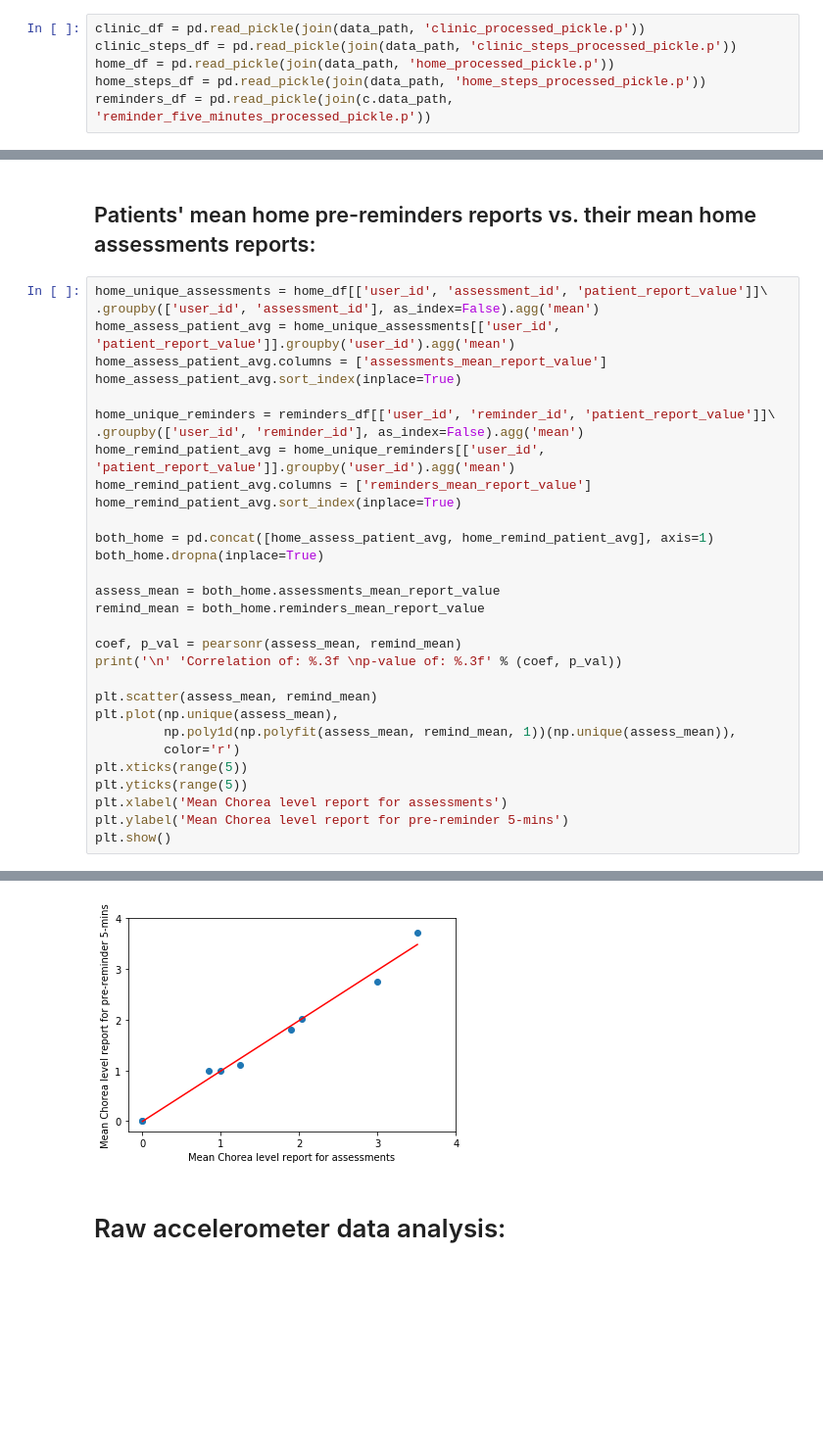
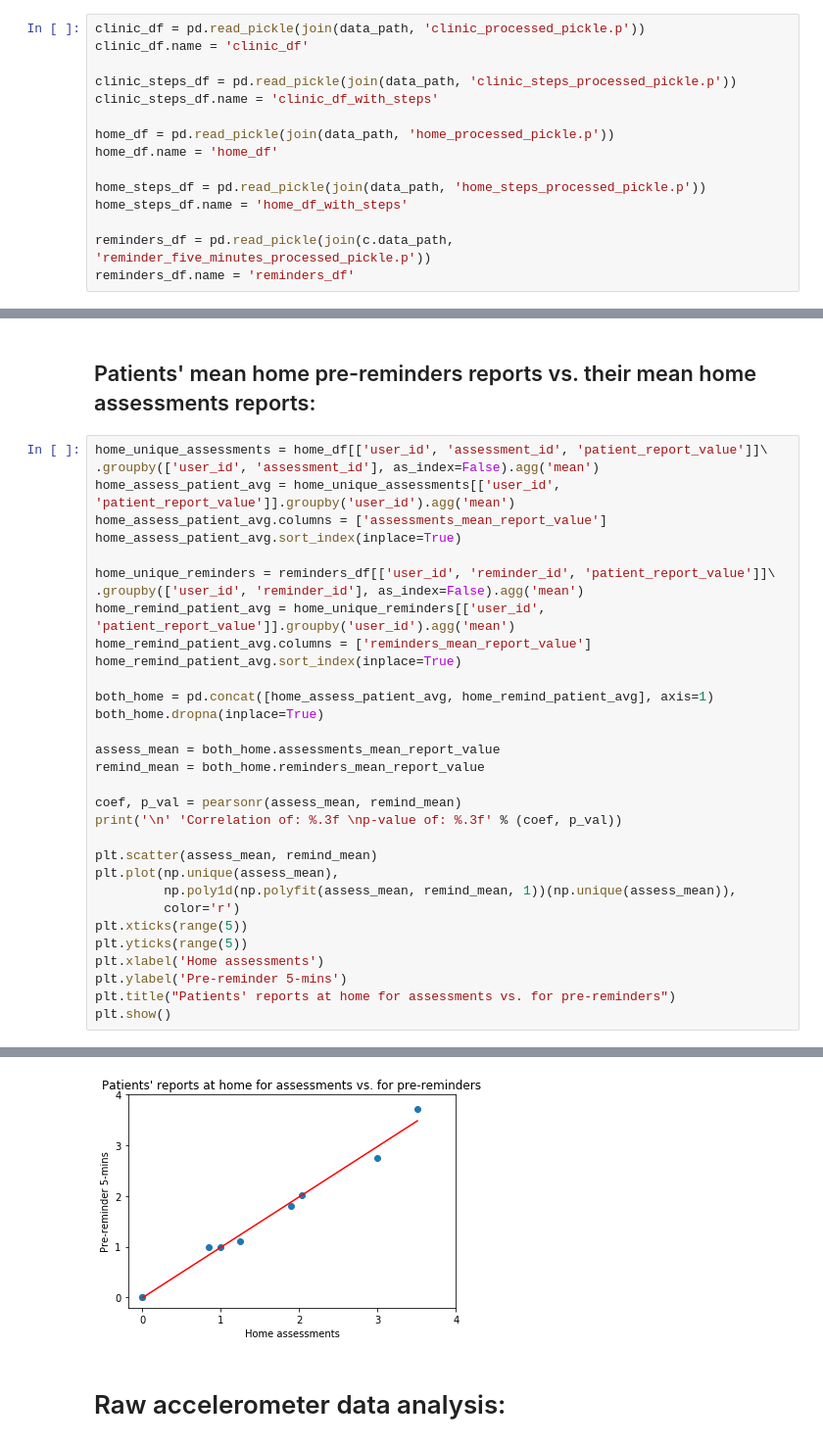
Before and after one commit to ShaniSarusi/DS-rep, a Jupyter notebook: Teva/data_statistical_inspection.ipynb, the cells around one changed output, grey strips where cells are left out. Shown at 98% size. Saved outputs shown, nothing was run; the diff lists cells and outputs as text; blank space fills up the shorter version.

```diff
--- a/Teva/data_statistical_inspection.ipynb
+++ b/Teva/data_statistical_inspection.ipynb
@@ -22,10 +22,19 @@ else:
 # Read Data:
 # %%
 clinic_df = pd.read_pickle(join(data_path, 'clinic_processed_pickle.p'))
+clinic_df.name = 'clinic_df'
+
 clinic_steps_df = pd.read_pickle(join(data_path, 'clinic_steps_processed_pickle.p'))
+clinic_steps_df.name = 'clinic_df_with_steps'
+
 home_df = pd.read_pickle(join(data_path, 'home_processed_pickle.p'))
+home_df.name = 'home_df'
+
 home_steps_df = pd.read_pickle(join(data_path, 'home_steps_processed_pickle.p'))
+home_steps_df.name = 'home_df_with_steps'
+
 reminders_df = pd.read_pickle(join(c.data_path, 'reminder_five_minutes_processed_pickle.p'))
+reminders_df.name = 'reminders_df'
 # %% [markdown]
 # Set some important variables + define summary function:
 # %%
@@ -293,36 +339,37 @@ home_unique_assessments = home_df[['user_id', 'assessment_id', 'patient_report_v
 .groupby(['user_id', 'assessment_id'], as_index=False).agg('mean')
 home_assess_patient_avg = home_unique_assessments[['user_id', 'patient_report_value']].groupby('user_id').agg('mean')
 home_assess_patient_avg.columns = ['assessments_mean_report_value']
 home_assess_patient_avg.sort_index(inplace=True)
 
 home_unique_reminders = reminders_df[['user_id', 'reminder_id', 'patient_report_value']]\
 .groupby(['user_id', 'reminder_id'], as_index=False).agg('mean')
 home_remind_patient_avg = home_unique_reminders[['user_id', 'patient_report_value']].groupby('user_id').agg('mean')
 home_remind_patient_avg.columns = ['reminders_mean_report_value']
 home_remind_patient_avg.sort_index(inplace=True)
 
 both_home = pd.concat([home_assess_patient_avg, home_remind_patient_avg], axis=1)
 both_home.dropna(inplace=True)
 
 assess_mean = both_home.assessments_mean_report_value
 remind_mean = both_home.reminders_mean_report_value
 
 coef, p_val = pearsonr(assess_mean, remind_mean)
 print('\n' 'Correlation of: %.3f \np-value of: %.3f' % (coef, p_val))
 
 plt.scatter(assess_mean, remind_mean)
 plt.plot(np.unique(assess_mean),
          np.poly1d(np.polyfit(assess_mean, remind_mean, 1))(np.unique(assess_mean)),
          color='r')
 plt.xticks(range(5))
 plt.yticks(range(5))
-plt.xlabel('Mean Chorea level report for assessments')
-plt.ylabel('Mean Chorea level report for pre-reminder 5-mins')
+plt.xlabel('Home assessments')
+plt.ylabel('Pre-reminder 5-mins')
+plt.title("Patients' reports at home for assessments vs. for pre-reminders")
 plt.show()
 # %% [output]
 Correlation of: 0.994
 p-value of: 0.000
-[figure, old version]
+[figure, new version]
 # %% [markdown]
 # Raw accelerometer data analysis:
 # %%
```
Also changed, not shown: parts of 22 cells of this notebook.
